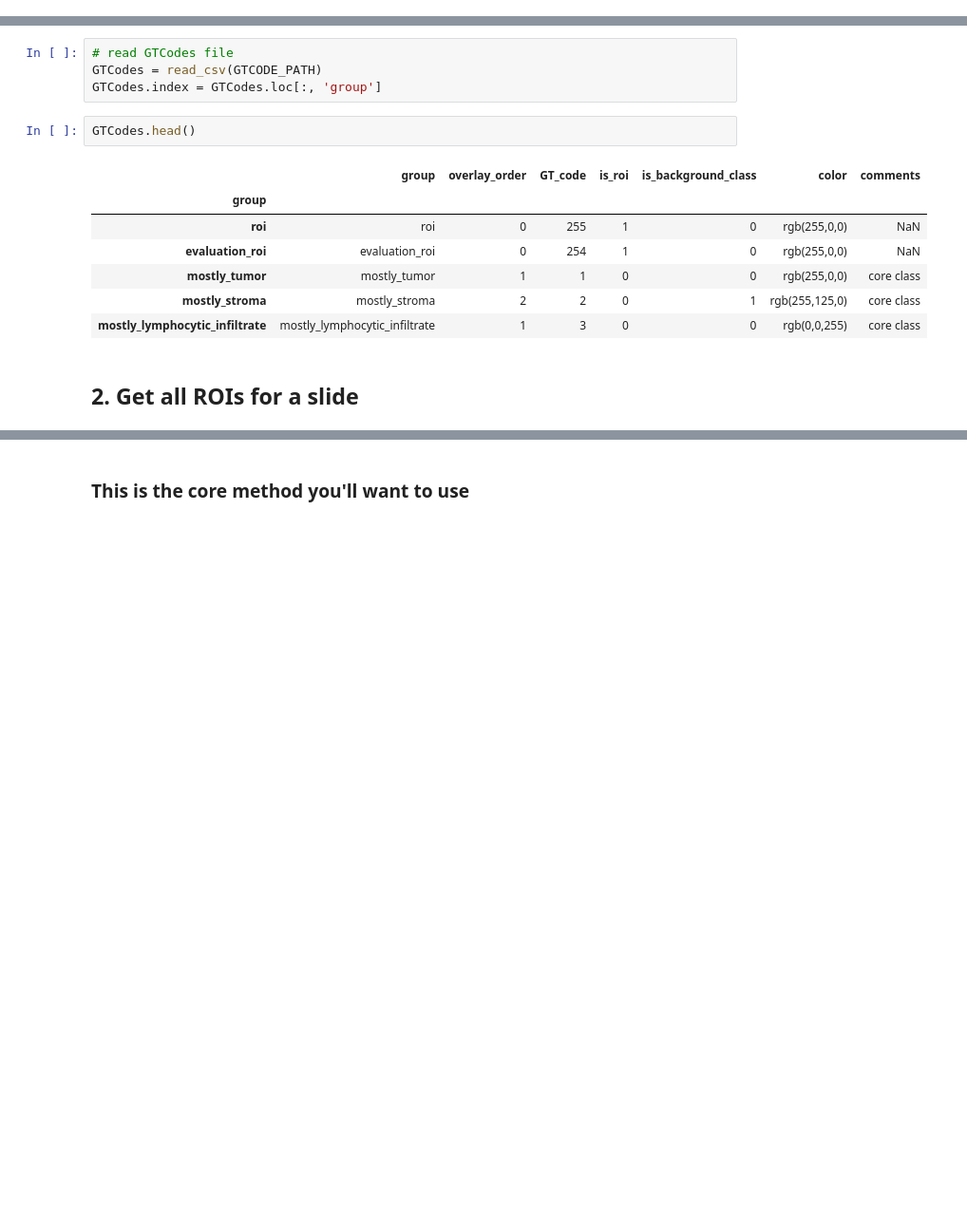
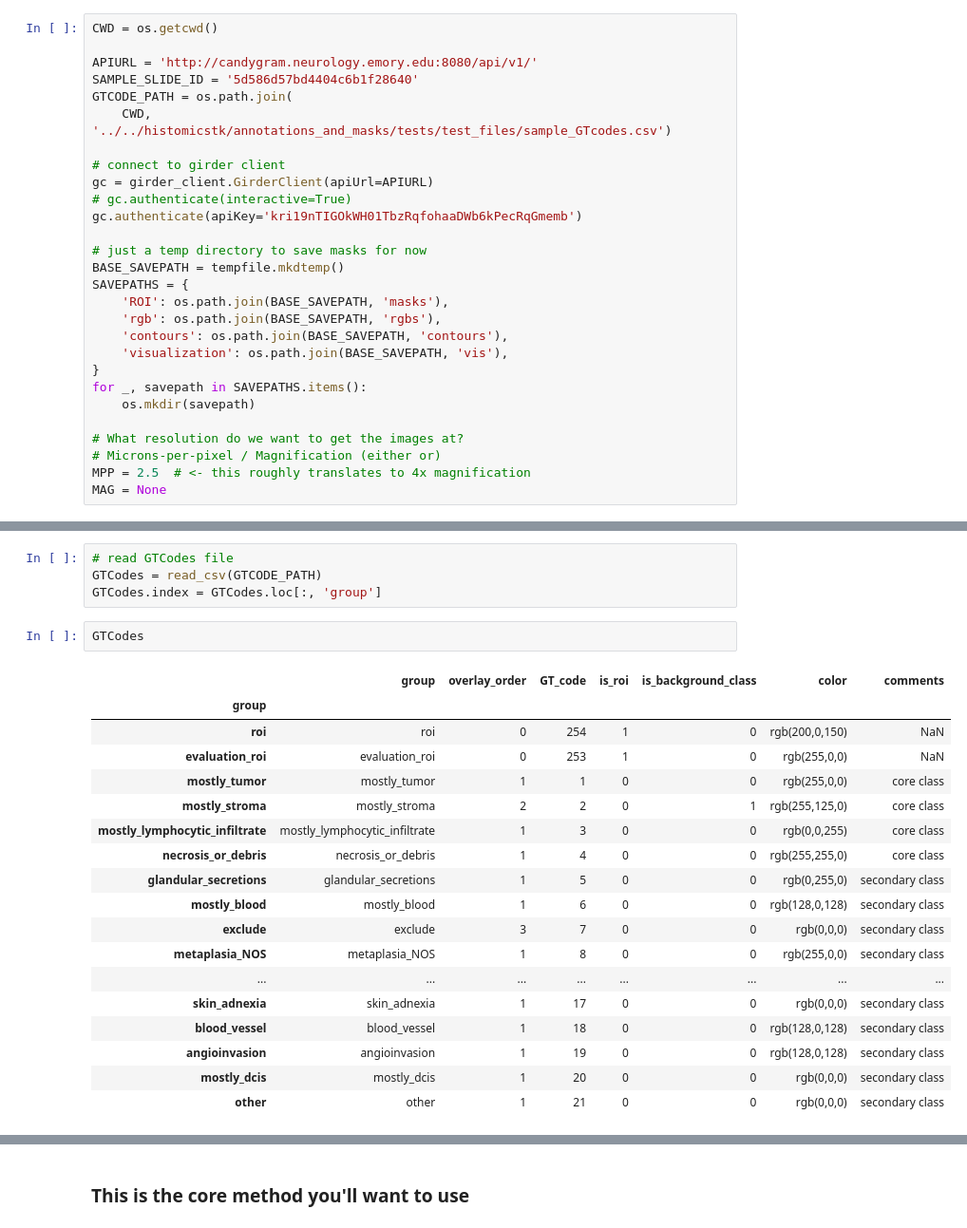
Before and after one commit to DigitalSlideArchive/HistomicsTK, a Jupyter notebook: docs/examples/annotations_to_masks_handler.ipynb, the cells around one changed output, grey strips where cells are left out. Shown at 95% size. Saved outputs shown, nothing was run; the diff lists cells and outputs as text; blank space fills up the shorter version.

```diff
--- a/docs/examples/annotations_to_masks_handler.ipynb
+++ b/docs/examples/annotations_to_masks_handler.ipynb
@@ -94,3 +78,31 @@ for folder in [MASK_SAVEPATH,]:
+# %%
+CWD = os.getcwd()
+
+APIURL = 'http://candygram.neurology.emory.edu:8080/api/v1/'
+SAMPLE_SLIDE_ID = '5d586d57bd4404c6b1f28640'
+GTCODE_PATH = os.path.join(
+    CWD, '../../histomicstk/annotations_and_masks/tests/test_files/sample_GTcodes.csv')
+
+# connect to girder client
+gc = girder_client.GirderClient(apiUrl=APIURL)
+# gc.authenticate(interactive=True)
+gc.authenticate(apiKey='kri19nTIGOkWH01TbzRqfohaaDWb6kPecRqGmemb')
+
+# just a temp directory to save masks for now
+BASE_SAVEPATH = tempfile.mkdtemp()
+SAVEPATHS = {
+    'ROI': os.path.join(BASE_SAVEPATH, 'masks'),
+    'rgb': os.path.join(BASE_SAVEPATH, 'rgbs'),
+    'contours': os.path.join(BASE_SAVEPATH, 'contours'),
+    'visualization': os.path.join(BASE_SAVEPATH, 'vis'),
+}
+for _, savepath in SAVEPATHS.items():
+    os.mkdir(savepath)
+
+# What resolution do we want to get the images at?
+# Microns-per-pixel / Magnification (either or)
+MPP = 2.5  # <- this roughly translates to 4x magnification
+MAG = None
 # %% [markdown]
 ### Let's inspect the ground truth codes file
 
@@ -118,14 +130,23 @@ mean 'Outside ROI' and should be IGNORED during model training or evaluation.
 GTCodes = read_csv(GTCODE_PATH)
 GTCodes.index = GTCodes.loc[:, 'group']
 # %%
-GTCodes.head()
+GTCodes
 # %% [output]
 |  | group | overlay_order | GT_code | is_roi | is_background_class | color | comments |
 | group |  |  |  |  |  |  |  |
-| roi | roi | 0 | 255 | 1 | 0 | rgb(255,0,0) | NaN |
-| evaluation_roi | evaluation_roi | 0 | 254 | 1 | 0 | rgb(255,0,0) | NaN |
+| roi | roi | 0 | 254 | 1 | 0 | rgb(200,0,150) | NaN |
+| evaluation_roi | evaluation_roi | 0 | 253 | 1 | 0 | rgb(255,0,0) | NaN |
 | mostly_tumor | mostly_tumor | 1 | 1 | 0 | 0 | rgb(255,0,0) | core class |
 | mostly_stroma | mostly_stroma | 2 | 2 | 0 | 1 | rgb(255,125,0) | core class |
 | mostly_lymphocytic_infiltrate | mostly_lymphocytic_infiltrate | 1 | 3 | 0 | 0 | rgb(0,0,255) | core class |
+| necrosis_or_debris | necrosis_or_debris | 1 | 4 | 0 | 0 | rgb(255,255,0) | core class |
+| glandular_secretions | glandular_secretions | 1 | 5 | 0 | 0 | rgb(0,255,0) | secondary class |
+| mostly_blood | mostly_blood | 1 | 6 | 0 | 0 | rgb(128,0,128) | secondary class |
+| exclude | exclude | 3 | 7 | 0 | 0 | rgb(0,0,0) | secondary class |
+| metaplasia_NOS | metaplasia_NOS | 1 | 8 | 0 | 0 | rgb(255,0,0) | secondary class |
+| ... | ... | ... | ... | ... | ... | ... | ... |
+| skin_adnexia | skin_adnexia | 1 | 17 | 0 | 0 | rgb(0,0,0) | secondary class |
+| blood_vessel | blood_vessel | 1 | 18 | 0 | 0 | rgb(128,0,128) | secondary class |
+| angioinvasion | angioinvasion | 1 | 19 | 0 | 0 | rgb(128,0,128) | secondary class |
+| mostly_dcis | mostly_dcis | 1 | 20 | 0 | 0 | rgb(0,0,0) | secondary class |
+| other | other | 1 | 21 | 0 | 0 | rgb(0,0,0) | secondary class |
-# %% [markdown]
-## 2. Get all ROIs for a slide
```
Also changed, not shown: parts of 53 cells of this notebook, 2 other files.
